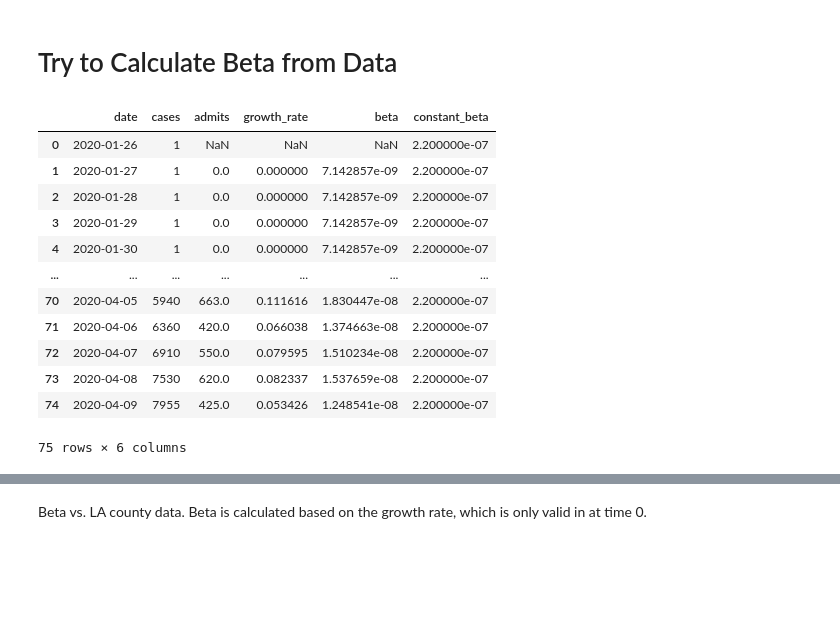
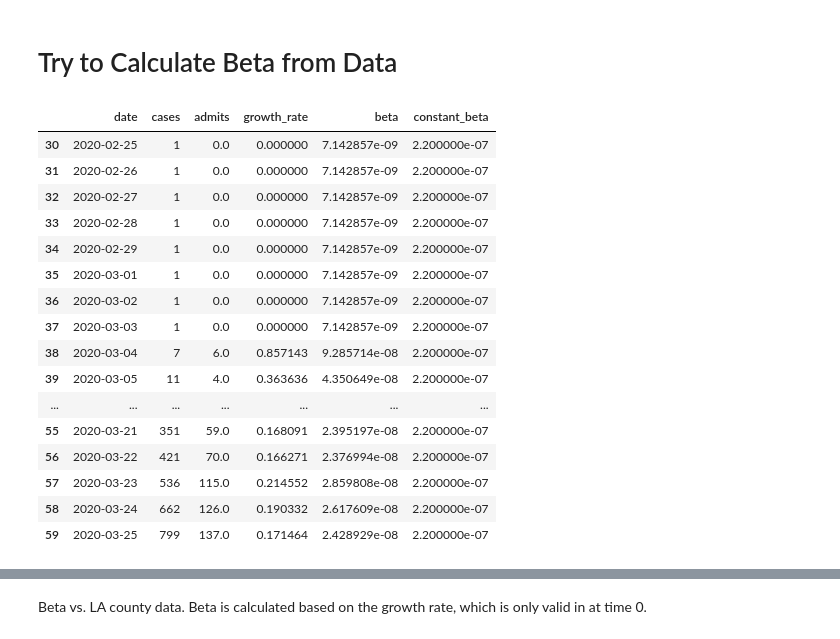
Before and after one commit to mmastand/chime, a Jupyter notebook: DoublingTimeExploration.ipynb, the cells around one changed output, grey strips where cells are left out. Cells and saved outputs as stored; diff of their text form; code cells hidden in the pictures; blank space fills up the shorter version.

```diff
--- a/DoublingTimeExploration.ipynb
+++ b/DoublingTimeExploration.ipynb
@@ -170,6 +170,7 @@ Beta calculated using the changing doubling time. Beta describes contact rate be
 la = pd.read_csv("la_data.csv")
 nyc = pd.read_csv("la_data.csv")
 slc = pd.read_csv("la_data.csv")
+la.date = pd.to_datetime(la.date)
 # %%
 # add admits to data for LA county.
 la["admits"] = la.cases - la.cases.shift()
@@ -182,24 +183,28 @@ la_test = la_test[["date", "cases", "admits"]]
 # %%
 gamma = 1/14
 population = 10000000
 la_train["growth_rate"] = la_train.admits / la_train.cases
 la_train["beta"] = (la_train.growth_rate + gamma) / population
 la_train["constant_beta"] = 2.2e-7
-la_train
+la_train.iloc[30:60]
 # %% [output]
 |  | date | cases | admits | growth_rate | beta | constant_beta |
-| 0 | 2020-01-26 | 1 | NaN | NaN | NaN | 2.200000e-07 |
-| 1 | 2020-01-27 | 1 | 0.0 | 0.000000 | 7.142857e-09 | 2.200000e-07 |
-| 2 | 2020-01-28 | 1 | 0.0 | 0.000000 | 7.142857e-09 | 2.200000e-07 |
-| 3 | 2020-01-29 | 1 | 0.0 | 0.000000 | 7.142857e-09 | 2.200000e-07 |
-| 4 | 2020-01-30 | 1 | 0.0 | 0.000000 | 7.142857e-09 | 2.200000e-07 |
+| 30 | 2020-02-25 | 1 | 0.0 | 0.000000 | 7.142857e-09 | 2.200000e-07 |
+| 31 | 2020-02-26 | 1 | 0.0 | 0.000000 | 7.142857e-09 | 2.200000e-07 |
+| 32 | 2020-02-27 | 1 | 0.0 | 0.000000 | 7.142857e-09 | 2.200000e-07 |
+| 33 | 2020-02-28 | 1 | 0.0 | 0.000000 | 7.142857e-09 | 2.200000e-07 |
+| 34 | 2020-02-29 | 1 | 0.0 | 0.000000 | 7.142857e-09 | 2.200000e-07 |
+| 35 | 2020-03-01 | 1 | 0.0 | 0.000000 | 7.142857e-09 | 2.200000e-07 |
+| 36 | 2020-03-02 | 1 | 0.0 | 0.000000 | 7.142857e-09 | 2.200000e-07 |
+| 37 | 2020-03-03 | 1 | 0.0 | 0.000000 | 7.142857e-09 | 2.200000e-07 |
+| 38 | 2020-03-04 | 7 | 6.0 | 0.857143 | 9.285714e-08 | 2.200000e-07 |
+| 39 | 2020-03-05 | 11 | 4.0 | 0.363636 | 4.350649e-08 | 2.200000e-07 |
 | ... | ... | ... | ... | ... | ... | ... |
-| 70 | 2020-04-05 | 5940 | 663.0 | 0.111616 | 1.830447e-08 | 2.200000e-07 |
-| 71 | 2020-04-06 | 6360 | 420.0 | 0.066038 | 1.374663e-08 | 2.200000e-07 |
-| 72 | 2020-04-07 | 6910 | 550.0 | 0.079595 | 1.510234e-08 | 2.200000e-07 |
-| 73 | 2020-04-08 | 7530 | 620.0 | 0.082337 | 1.537659e-08 | 2.200000e-07 |
-| 74 | 2020-04-09 | 7955 | 425.0 | 0.053426 | 1.248541e-08 | 2.200000e-07 |
+| 55 | 2020-03-21 | 351 | 59.0 | 0.168091 | 2.395197e-08 | 2.200000e-07 |
+| 56 | 2020-03-22 | 421 | 70.0 | 0.166271 | 2.376994e-08 | 2.200000e-07 |
+| 57 | 2020-03-23 | 536 | 115.0 | 0.214552 | 2.859808e-08 | 2.200000e-07 |
+| 58 | 2020-03-24 | 662 | 126.0 | 0.190332 | 2.617609e-08 | 2.200000e-07 |
+| 59 | 2020-03-25 | 799 | 137.0 | 0.171464 | 2.428929e-08 | 2.200000e-07 |
-75 rows × 6 columns
 # %%
 
 (alt
```
Also changed, not shown: parts of 13 cells of this notebook.
